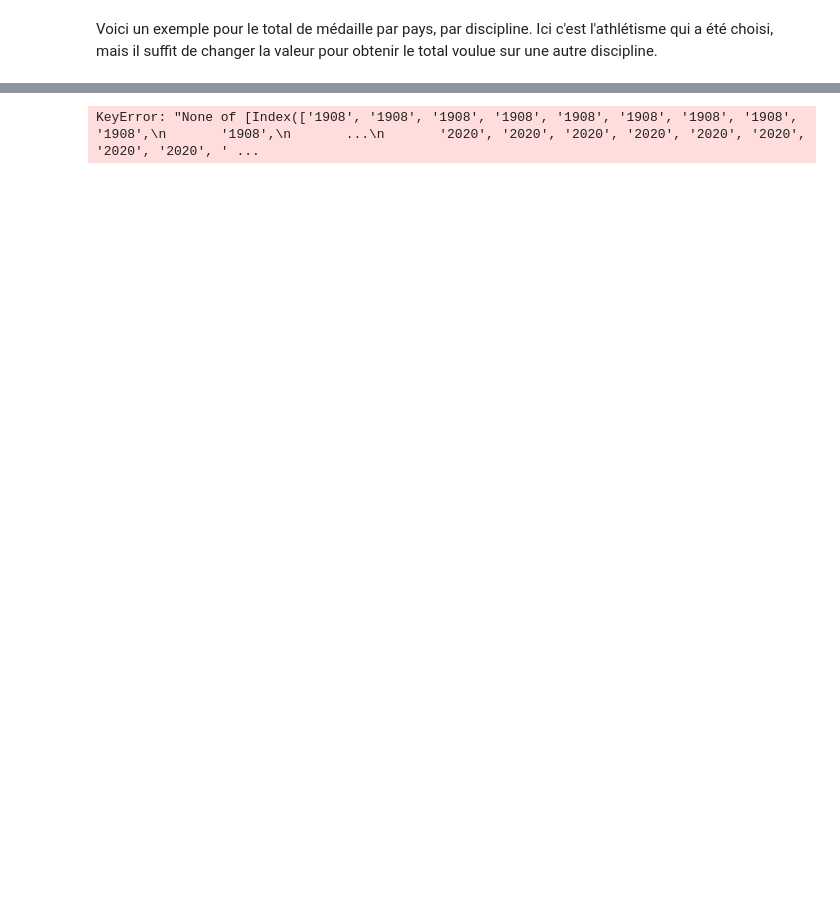
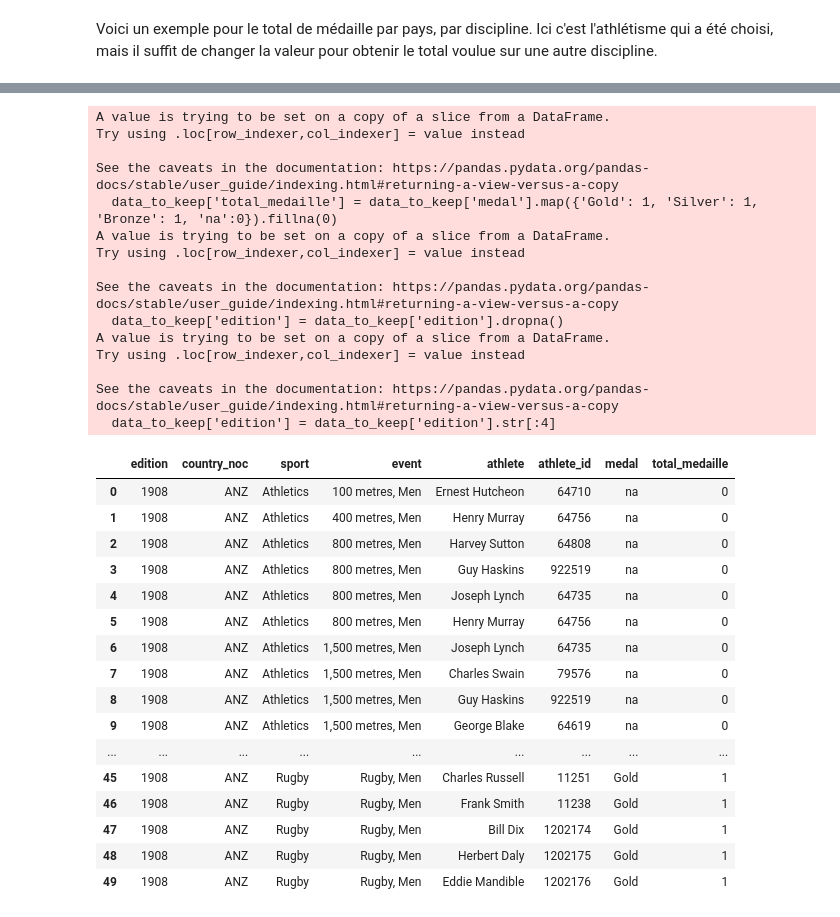
Before and after one commit to steeve-dev/atl-bigdata-IA, a Jupyter notebook: analyse_data.ipynb, the cells around one changed output, grey strips where cells are left out. Saved outputs shown, nothing was run; the diff lists cells and outputs as text; code cells hidden in the pictures; blank space fills up the shorter version.

```diff
--- a/analyse_data.ipynb
+++ b/analyse_data.ipynb
@@ -235,9 +225,46 @@ memory usage: 24.3+ MB
 # %%
 data_to_keep = data_to_change[data_to_change['edition'].str.contains('Summer', case=False)]
-
-data_to_keep = data_to_keep[data_to_keep['edition'].str[:4]]
+data_to_keep['total_medaille'] = data_to_keep['medal'].map({'Gold': 1, 'Silver': 1, 'Bronze': 1, 'na':0}).fillna(0)
+data_to_keep['edition'] = data_to_keep['edition'].dropna()
 
 
+data_to_keep['edition'] = data_to_keep['edition'].str[:4]
+
+data_to_keep = data_to_keep.drop(['edition_id', 'result_id', 'pos', 'isTeamSport'], axis=1)
+
+
+data_to_keep.to_csv('data_athlete_prediction.csv', index=True )
 data_to_keep.head(50)
 # %% [output]
-KeyError: "None of [Index(['1908', '1908', '1908', '1908', '1908', '1908', '1908', '1908', '1908',\n       '1908',\n       ...\n       '2020', '2020', '2020', '2020', '2020', '2020', '2020', '2020', ' ...
+A value is trying to be set on a copy of a slice from a DataFrame.
+Try using .loc[row_indexer,col_indexer] = value instead
+
+See the caveats in the documentation: https://pandas.pydata.org/pandas-docs/stable/user_guide/indexing.html#returning-a-view-versus-a-copy
+  data_to_keep['total_medaille'] = data_to_keep['medal'].map({'Gold': 1, 'Silver': 1, 'Bronze': 1, 'na':0}).fillna(0)
+A value is trying to be set on a copy of a slice from a DataFrame.
+Try using .loc[row_indexer,col_indexer] = value instead
+
+See the caveats in the documentation: https://pandas.pydata.org/pandas-docs/stable/user_guide/indexing.html#returning-a-view-versus-a-copy
+  data_to_keep['edition'] = data_to_keep['edition'].dropna()
+A value is trying to be set on a copy of a slice from a DataFrame.
+Try using .loc[row_indexer,col_indexer] = value instead
+
+See the caveats in the documentation: https://pandas.pydata.org/pandas-docs/stable/user_guide/indexing.html#returning-a-view-versus-a-copy
+  data_to_keep['edition'] = data_to_keep['edition'].str[:4]
+|  | edition | country_noc | sport | event | athlete | athlete_id | medal | total_medaille |
+| 0 | 1908 | ANZ | Athletics | 100 metres, Men | Ernest Hutcheon | 64710 | na | 0 |
+| 1 | 1908 | ANZ | Athletics | 400 metres, Men | Henry Murray | 64756 | na | 0 |
+| 2 | 1908 | ANZ | Athletics | 800 metres, Men | Harvey Sutton | 64808 | na | 0 |
+| 3 | 1908 | ANZ | Athletics | 800 metres, Men | Guy Haskins | 922519 | na | 0 |
+| 4 | 1908 | ANZ | Athletics | 800 metres, Men | Joseph Lynch | 64735 | na | 0 |
+| 5 | 1908 | ANZ | Athletics | 800 metres, Men | Henry Murray | 64756 | na | 0 |
+| 6 | 1908 | ANZ | Athletics | 1,500 metres, Men | Joseph Lynch | 64735 | na | 0 |
+| 7 | 1908 | ANZ | Athletics | 1,500 metres, Men | Charles Swain | 79576 | na | 0 |
+| 8 | 1908 | ANZ | Athletics | 1,500 metres, Men | Guy Haskins | 922519 | na | 0 |
+| 9 | 1908 | ANZ | Athletics | 1,500 metres, Men | George Blake | 64619 | na | 0 |
+| ... | ... | ... | ... | ... | ... | ... | ... | ... |
+| 45 | 1908 | ANZ | Rugby | Rugby, Men | Charles Russell | 11251 | Gold | 1 |
+| 46 | 1908 | ANZ | Rugby | Rugby, Men | Frank Smith | 11238 | Gold | 1 |
+| 47 | 1908 | ANZ | Rugby | Rugby, Men | Bill Dix | 1202174 | Gold | 1 |
+| 48 | 1908 | ANZ | Rugby | Rugby, Men | Herbert Daly | 1202175 | Gold | 1 |
+| 49 | 1908 | ANZ | Rugby | Rugby, Men | Eddie Mandible | 1202176 | Gold | 1 |
```
Also changed, not shown: parts of 5 cells of this notebook, 11 other files.
